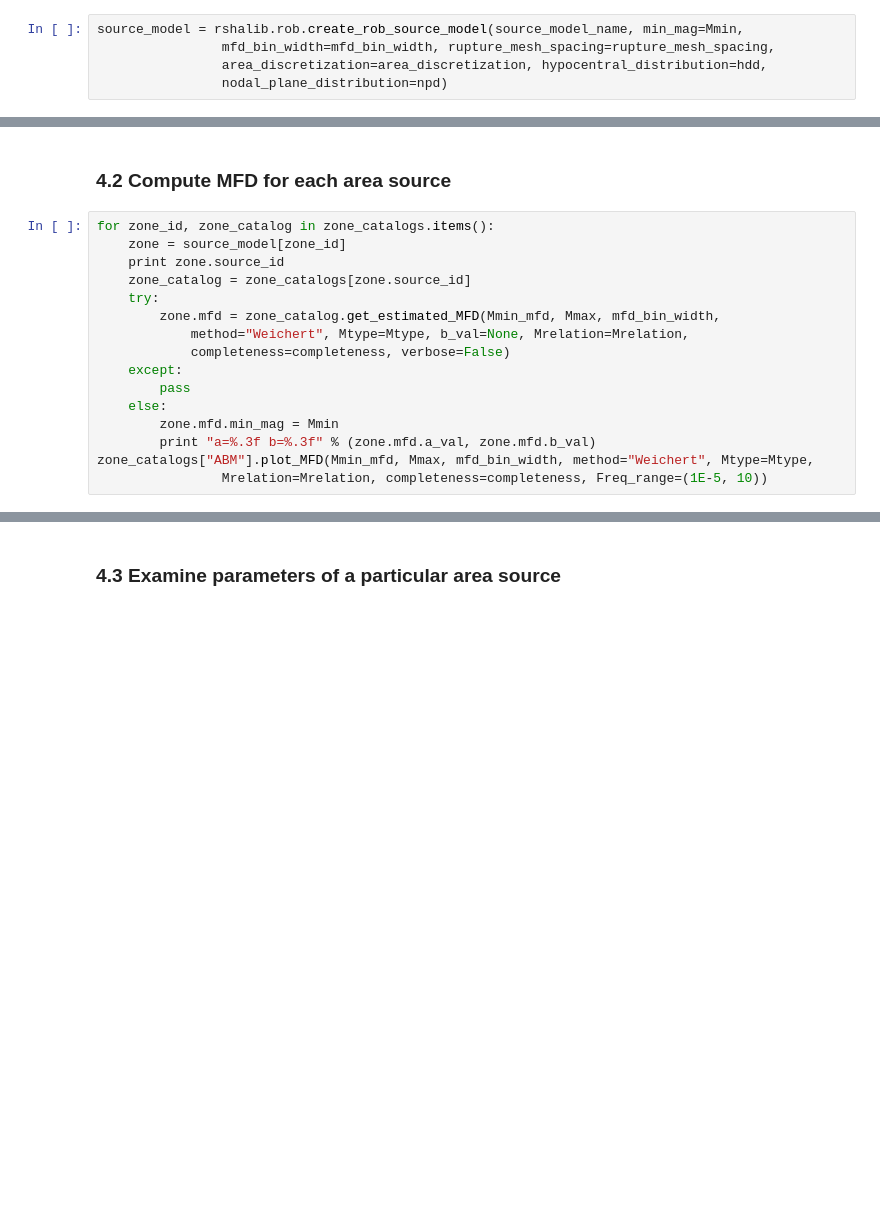
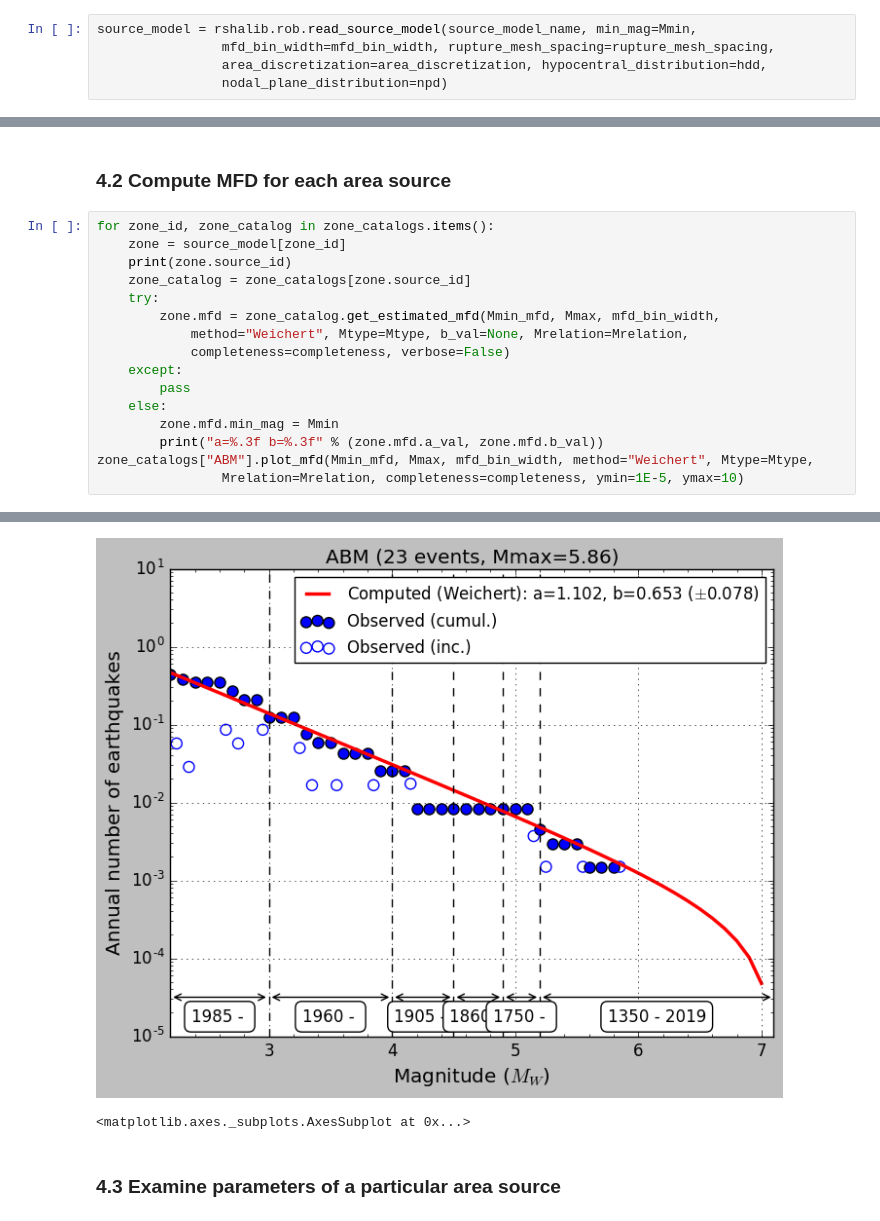
Before and after one commit to ROB-Seismology/rshalib, a Jupyter notebook: notebooks/rshalib_example.ipynb, the cells around one changed output, grey strips where cells are left out. Cells and saved outputs as stored; diff of their text form; blank space fills up the shorter version.

```diff
--- a/notebooks/rshalib_example.ipynb
+++ b/notebooks/rshalib_example.ipynb
@@ -143,7 +233,7 @@ hdd.print_distribution()
 # %% [markdown]
 ### 3.3 Read source model from GIS table
 # %%
-source_model = rshalib.rob.create_rob_source_model(source_model_name, min_mag=Mmin,
+source_model = rshalib.rob.read_source_model(source_model_name, min_mag=Mmin,
                 mfd_bin_width=mfd_bin_width, rupture_mesh_spacing=rupture_mesh_spacing,
                 area_discretization=area_discretization, hypocentral_distribution=hdd,
                 nodal_plane_distribution=npd)
@@ -166,16 +287,17 @@ eqcat.plot_catalogs_map(zone_catalogs.values(), source_model=source_model_name,
 # %%
 for zone_id, zone_catalog in zone_catalogs.items():
     zone = source_model[zone_id]
-    print zone.source_id
+    print(zone.source_id)
     zone_catalog = zone_catalogs[zone.source_id]
     try:
-        zone.mfd = zone_catalog.get_estimated_MFD(Mmin_mfd, Mmax, mfd_bin_width,
+        zone.mfd = zone_catalog.get_estimated_mfd(Mmin_mfd, Mmax, mfd_bin_width,
             method="Weichert", Mtype=Mtype, b_val=None, Mrelation=Mrelation,
             completeness=completeness, verbose=False)
     except:
         pass
     else:
         zone.mfd.min_mag = Mmin
-        print "a=%.3f b=%.3f" % (zone.mfd.a_val, zone.mfd.b_val)
-zone_catalogs["ABM"].plot_MFD(Mmin_mfd, Mmax, mfd_bin_width, method="Weichert", Mtype=Mtype,
-                Mrelation=Mrelation, completeness=completeness, Freq_range=(1E-5, 10))
+        print("a=%.3f b=%.3f" % (zone.mfd.a_val, zone.mfd.b_val))
+zone_catalogs["ABM"].plot_mfd(Mmin_mfd, Mmax, mfd_bin_width, method="Weichert", Mtype=Mtype,
+                Mrelation=Mrelation, completeness=completeness, ymin=1E-5, ymax=10)
+# %% [output]
@@ -182,3 +321,5 @@ zone_catalogs["ABM"].plot_MFD(Mmin_mfd, Mmax, mfd_bin_width, method="Weichert",
+[figure, added]
+<matplotlib.axes._subplots.AxesSubplot at 0x...>
 # %% [markdown]
 ### 4.3 Examine parameters of a particular area source
 # %%
```
Also changed, not shown: parts of 25 cells of this notebook.
